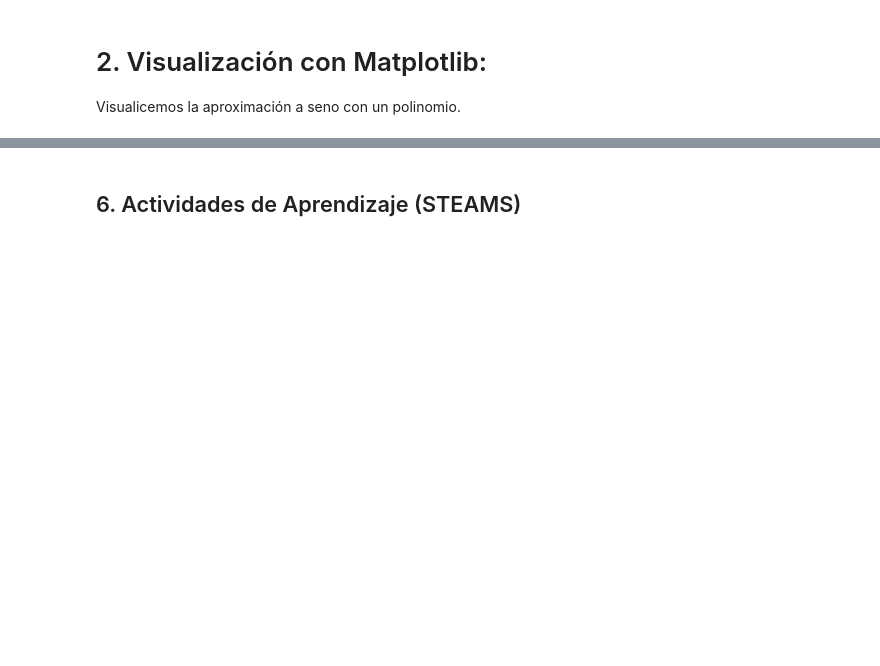
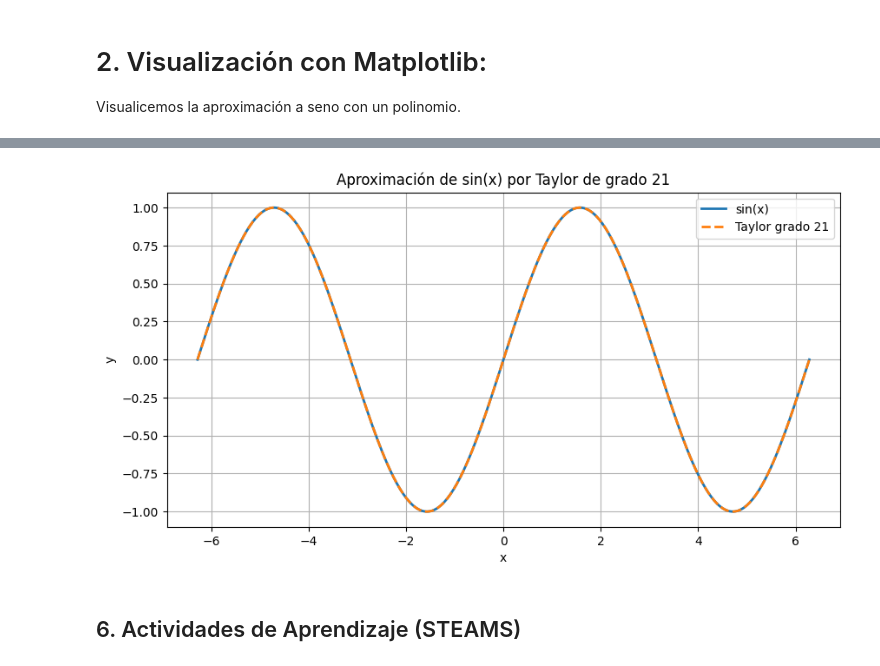
Before and after one commit to marco-canas/analisis_numerico, a Jupyter notebook: 4_planifica_implementa/1_conceptos_preliminares/1_conceptos_preliminares_python.ipynb, the cells around one changed output, grey strips where cells are left out. Saved outputs shown, nothing was run; the diff lists cells and outputs as text; code cells hidden in the pictures; blank space fills up the shorter version.

```diff
--- a/4_planifica_implementa/1_conceptos_preliminares/1_conceptos_preliminares_python.ipynb
+++ b/4_planifica_implementa/1_conceptos_preliminares/1_conceptos_preliminares_python.ipynb
@@ -438,3 +449,37 @@ visualizar_errores()
+# %%
+import numpy as np #
+from sympy import symbols, sin, series, lambdify
+
+import matplotlib.pyplot as plt
+
+def graficar_seno_taylor(n):
+    """
+    Grafica la función seno y su polinomio de Taylor de grado n (n impar) en el intervalo [-2π, 2π].
+    """
+    if n % 2 == 0 or n <= 0:
+        raise ValueError("n debe ser un entero positivo impar.")
+
+    x = symbols('x')
+    taylor_poly = series(sin(x), x, 0, n+1).removeO()
+    taylor_func = lambdify(x, taylor_poly, modules=['numpy'])
+
+    x_vals = np.linspace(-2*np.pi, 2*np.pi, 400)
+    y_sin = np.sin(x_vals)
+    y_taylor = taylor_func(x_vals)
+
+    plt.figure(figsize=(10, 5))
+    plt.plot(x_vals, y_sin, label='sin(x)', linewidth=2)
+    plt.plot(x_vals, y_taylor, '--', label=f'Taylor grado {n}', linewidth=2)
+    plt.title(f'Aproximación de sin(x) por Taylor de grado {n}')
+    plt.xlabel('x')
+    plt.ylabel('y')
+    plt.legend()
+    plt.grid(True)
+    plt.show()
+# %%
+graficar_seno_taylor(n = 21)
+# %% [output]
+[figure, added]
 # %% [markdown]
 
 ## 6. Actividades de Aprendizaje (STEAMS)
```
Also changed, not shown: parts of 48 cells of this notebook, 1 other file.
